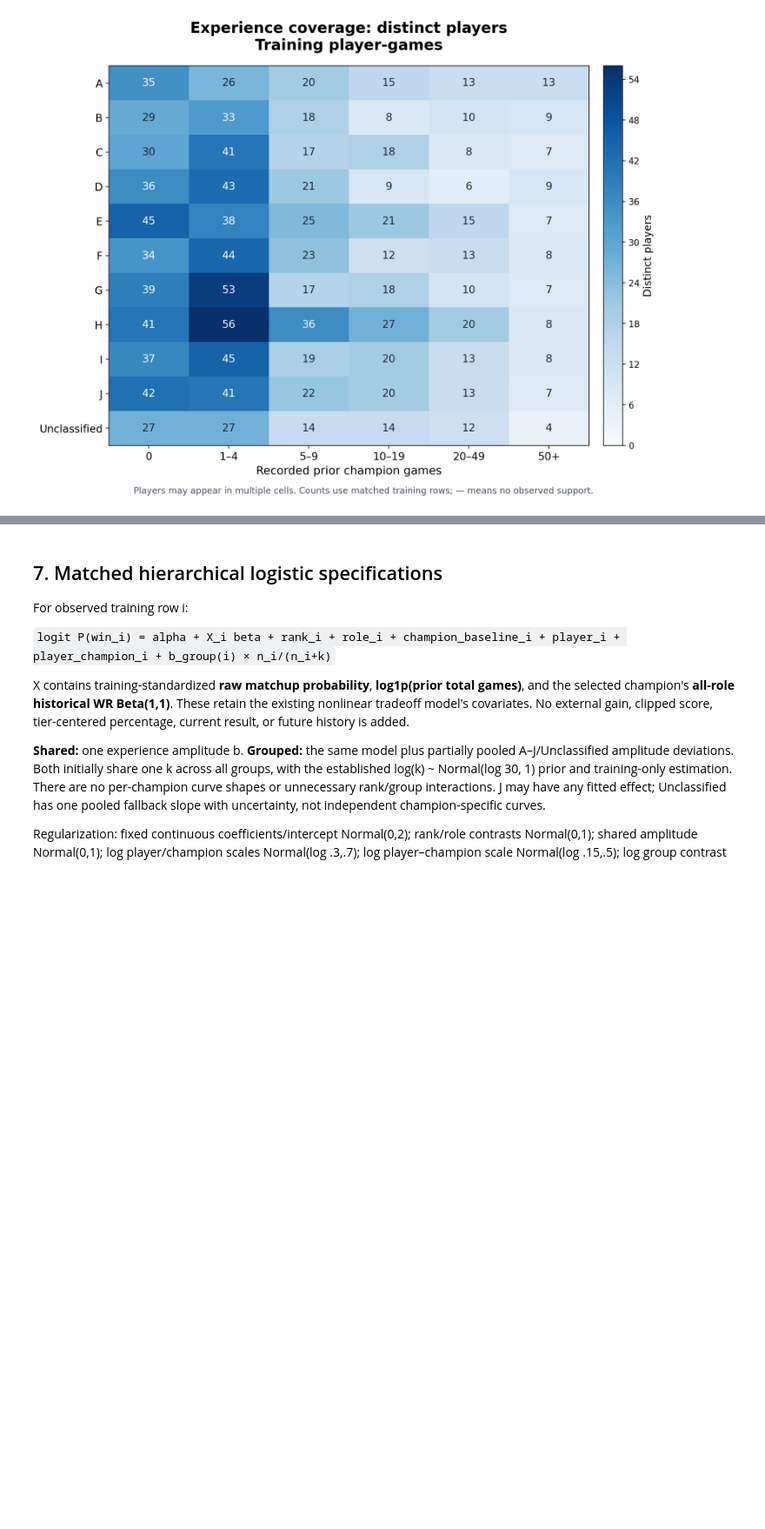
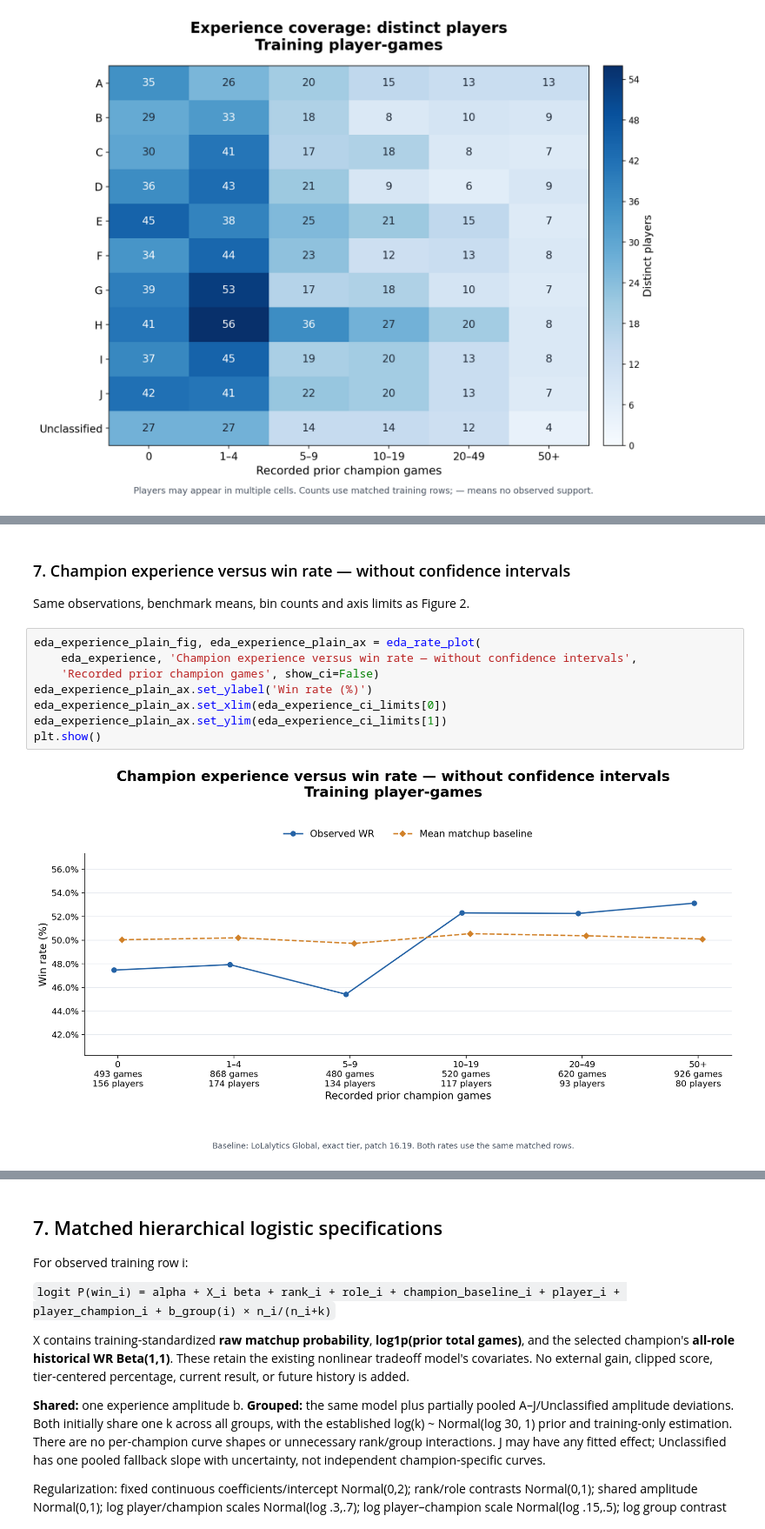
Before and after one commit to minhhohoang/riot-game-prediction, a Jupyter notebook: hlr_model/broad_rank_modeling.ipynb, the cells around one changed output, grey strips where cells are left out. Shown at 87% size. Cells and saved outputs as stored; diff of their text form; blank space fills up the shorter version.

```diff
--- a/hlr_model/broad_rank_modeling.ipynb
+++ b/hlr_model/broad_rank_modeling.ipynb
@@ -485,0 +512,14 @@ plt.show()
+# %% [markdown]
+### 7. Champion experience versus win rate — without confidence intervals
+
+Same observations, benchmark means, bin counts and axis limits as Figure 2.
+# %%
+eda_experience_plain_fig, eda_experience_plain_ax = eda_rate_plot(
+    eda_experience, 'Champion experience versus win rate — without confidence intervals',
+    'Recorded prior champion games', show_ci=False)
+eda_experience_plain_ax.set_ylabel('Win rate (%)')
+eda_experience_plain_ax.set_xlim(eda_experience_ci_limits[0])
+eda_experience_plain_ax.set_ylim(eda_experience_ci_limits[1])
+plt.show()
+# %% [output]
+[figure, added]
```
Also changed, not shown: parts of 12 cells of this notebook.
